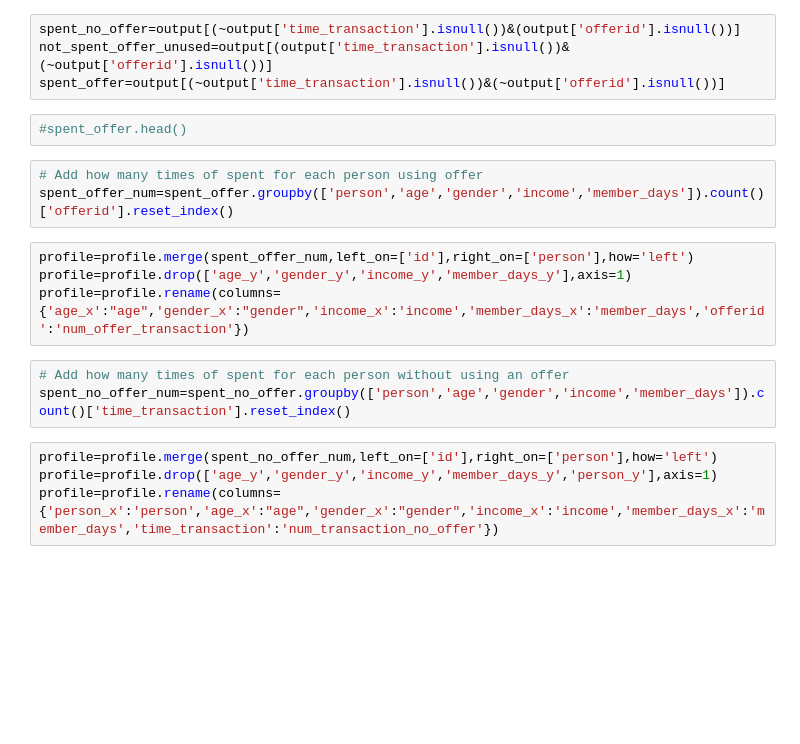
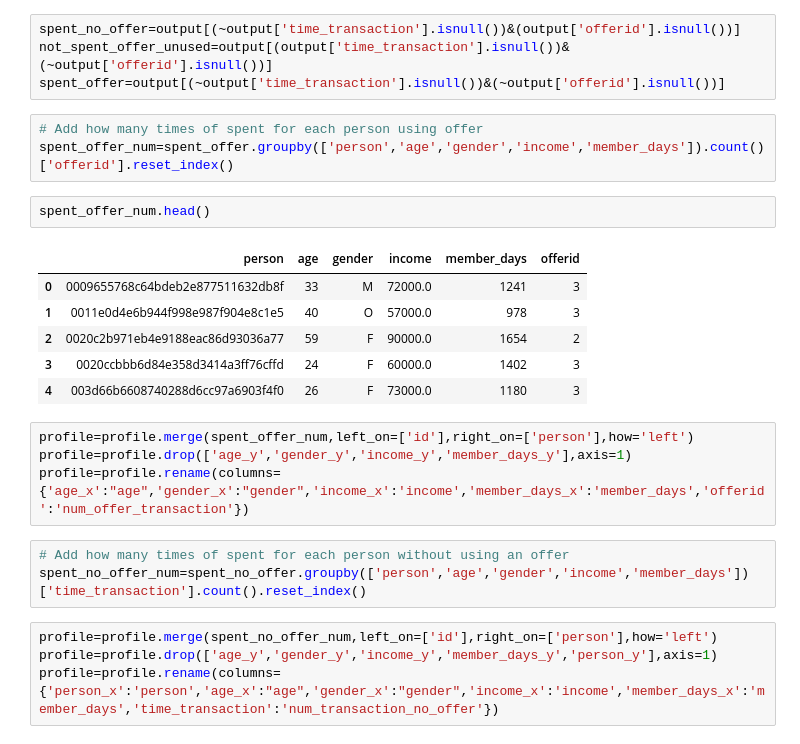
Before and after one commit to Ruby1993/starbuck-offer-recommendation, a Jupyter notebook: Starbucks_Capstone_notebook.ipynb, the cells around one changed output. Cells and saved outputs as stored; diff of their text form; blank space fills up the shorter version.

```diff
--- a/Starbucks_Capstone_notebook.ipynb
+++ b/Starbucks_Capstone_notebook.ipynb
@@ -528,18 +528,25 @@ Look at the total spend for the customers
 spent_no_offer=output[(~output['time_transaction'].isnull())&(output['offerid'].isnull())]
 not_spent_offer_unused=output[(output['time_transaction'].isnull())&(~output['offerid'].isnull())]
 spent_offer=output[(~output['time_transaction'].isnull())&(~output['offerid'].isnull())]
-# %%
-#spent_offer.head()
 # %%
 # Add how many times of spent for each person using offer
 spent_offer_num=spent_offer.groupby(['person','age','gender','income','member_days']).count()['offerid'].reset_index()
+# %%
+spent_offer_num.head()
+# %% [output]
+|  | person | age | gender | income | member_days | offerid |
+| 0 | 0009655768c64bdeb2e877511632db8f | 33 | M | 72000.0 | 1241 | 3 |
+| 1 | 0011e0d4e6b944f998e987f904e8c1e5 | 40 | O | 57000.0 | 978 | 3 |
+| 2 | 0020c2b971eb4e9188eac86d93036a77 | 59 | F | 90000.0 | 1654 | 2 |
+| 3 | 0020ccbbb6d84e358d3414a3ff76cffd | 24 | F | 60000.0 | 1402 | 3 |
+| 4 | 003d66b6608740288d6cc97a6903f4f0 | 26 | F | 73000.0 | 1180 | 3 |
 # %%
 profile=profile.merge(spent_offer_num,left_on=['id'],right_on=['person'],how='left')
 profile=profile.drop(['age_y','gender_y','income_y','member_days_y'],axis=1)
 profile=profile.rename(columns={'age_x':"age",'gender_x':"gender",'income_x':'income','member_days_x':'member_days','offerid':'num_offer_transaction'})
 # %%
 # Add how many times of spent for each person without using an offer
-spent_no_offer_num=spent_no_offer.groupby(['person','age','gender','income','member_days']).count()['time_transaction'].reset_index()
+spent_no_offer_num=spent_no_offer.groupby(['person','age','gender','income','member_days'])['time_transaction'].count().reset_index()
 # %%
 profile=profile.merge(spent_no_offer_num,left_on=['id'],right_on=['person'],how='left')
 profile=profile.drop(['age_y','gender_y','income_y','member_days_y','person_y'],axis=1)
```
Also changed, not shown: parts of 43 cells of this notebook.
